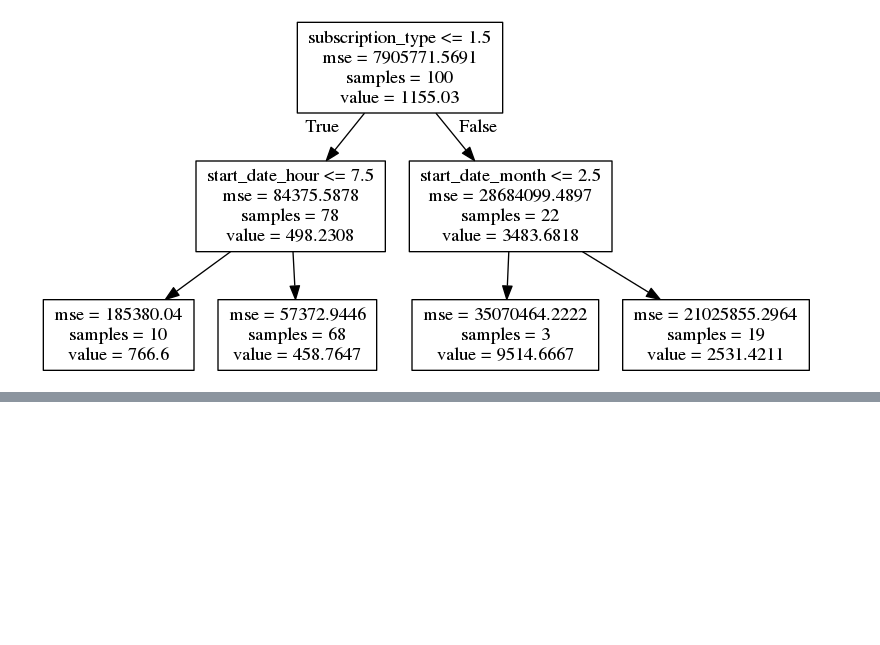
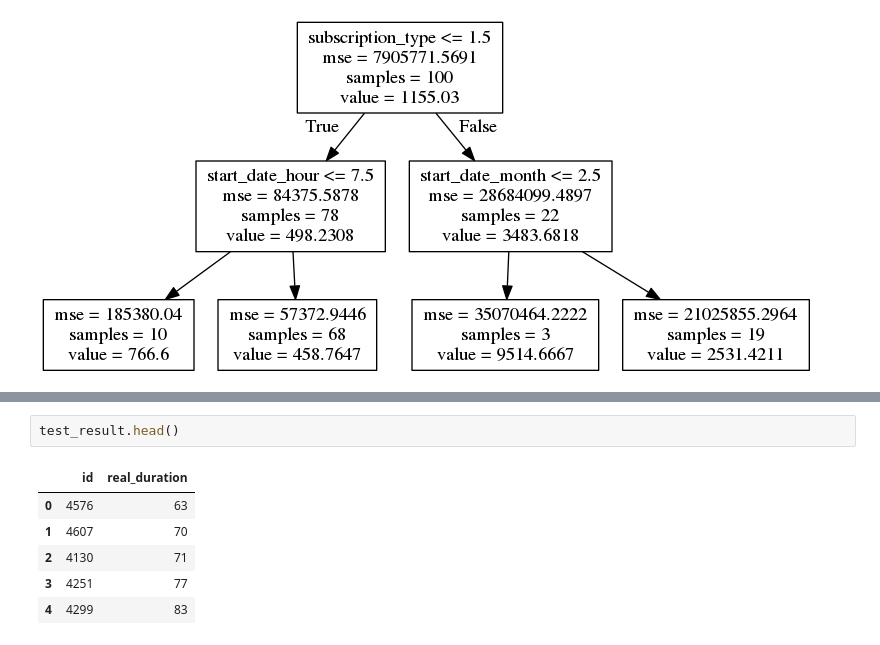
Before and after one commit to Gnahue/sanFranciscoBiclas, a Jupyter notebook: prediccion/modelo/notebooks/baggingSkLearn.ipynb, the cells around one changed output, grey strips where cells are left out. Drawn from its saved outputs; the diff is of its cells as text; blank space fills up the shorter version.

```diff
--- a/prediccion/modelo/notebooks/baggingSkLearn.ipynb
+++ b/prediccion/modelo/notebooks/baggingSkLearn.ipynb
@@ -93,0 +129,9 @@ Image(filename='tree.png')
+# %%
+test_result.head()
+# %% [output]
+|  | id | real_duration |
+| 0 | 4576 | 63 |
+| 1 | 4607 | 70 |
+| 2 | 4130 | 71 |
+| 3 | 4251 | 77 |
+| 4 | 4299 | 83 |
```
Also changed, not shown: parts of 12 cells of this notebook, 2 other files.
